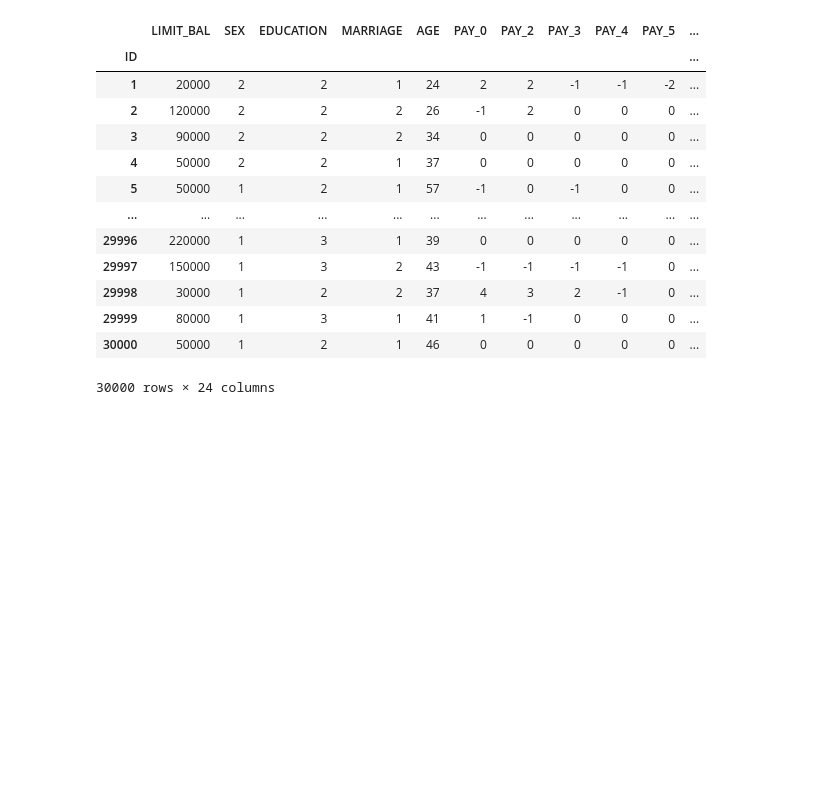
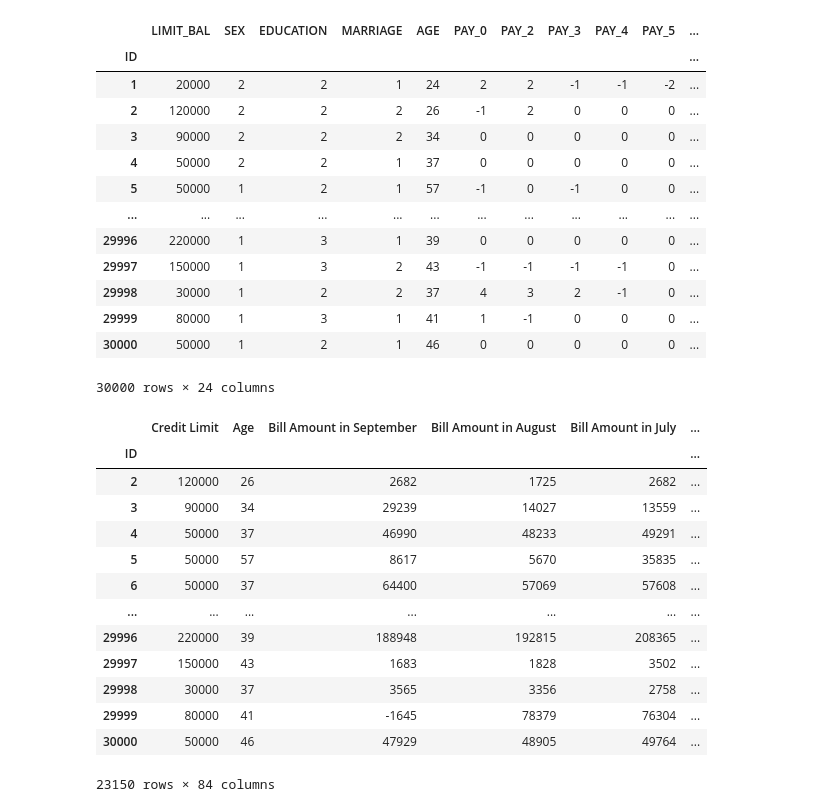
Before and after one commit to jsurrea/CreditCardDefaults, a Jupyter notebook: Data Engineering/limpieza.ipynb, the cells around one changed output. Drawn from its saved outputs; the diff is of its cells as text; code cells hidden in the pictures; blank space fills up the shorter version.

```diff
--- a/Data Engineering/limpieza.ipynb
+++ b/Data Engineering/limpieza.ipynb
@@ -32,30 +19,30 @@ raw_df
 | 30000 | 50000 | 1 | 2 | 1 | 46 | 0 | 0 | 0 | 0 | 0 | ... |
 30000 rows × 24 columns
 # %%
-preprocessed_df['SEX'] = preprocessed_df['SEX'].map({
+processed_df['SEX'] = processed_df['SEX'].map({
     1: 'Male',
     2: 'Female',
 }).astype('category')
-preprocessed_df['SEX'] = preprocessed_df['SEX'].cat.reorder_categories(['Male', 'Female'], ordered=True)
+processed_df['SEX'] = processed_df['SEX'].cat.reorder_categories(['Male', 'Female'], ordered=True)
 
 
-preprocessed_df['EDUCATION'] = preprocessed_df['EDUCATION'].map({
+processed_df['EDUCATION'] = processed_df['EDUCATION'].map({
     1: 'Graduate School',
     2: 'University',
     3: 'High School',
     4: 'Others',
 }).astype('category')
-preprocessed_df['EDUCATION'] = preprocessed_df['EDUCATION'].cat.reorder_categories(['Graduate School', 'University', 'High School', 'Others'], ordered=True)
+processed_df['EDUCATION'] = processed_df['EDUCATION'].cat.reorder_categories(['Graduate School', 'University', 'High School', 'Others'], ordered=True)
 
-preprocessed_df['MARRIAGE'] = preprocessed_df['MARRIAGE'].map({
+processed_df['MARRIAGE'] = processed_df['MARRIAGE'].map({
     1: 'Married',
     2: 'Single',
     3: 'Others',
 }).astype('category')
-preprocessed_df['MARRIAGE'] = preprocessed_df['MARRIAGE'].cat.reorder_categories(['Married', 'Single', 'Others'], ordered=True)
+processed_df['MARRIAGE'] = processed_df['MARRIAGE'].cat.reorder_categories(['Married', 'Single', 'Others'], ordered=True)
 
-for pay_column in preprocessed_df.columns[5:11]:
-    preprocessed_df[pay_column] = preprocessed_df[pay_column].map({
+for pay_column in processed_df.columns[5:11]:
+    processed_df[pay_column] = processed_df[pay_column].map({
         -1: 'Paid on time',
         0: 'Paid on time',
         1: 'Delay 1 Month',
@@ -68,7 +55,7 @@ for pay_column in preprocessed_df.columns[5:11]:
         8: 'Delay 8 Months',
         9: 'Delay 9+ Months',
     }).astype('category')
-    preprocessed_df[pay_column] = preprocessed_df[pay_column].cat.set_categories([
+    processed_df[pay_column] = processed_df[pay_column].cat.set_categories([
         'Paid on time',
         'Delay 1 Month',
         'Delay 2 Months',
@@ -81,13 +68,13 @@ for pay_column in preprocessed_df.columns[5:11]:
         'Delay 9+ Months',
     ], ordered=True)
 
-preprocessed_df['default payment next month'] = preprocessed_df['default payment next month'].map({
+processed_df['default payment next month'] = processed_df['default payment next month'].map({
     0: 'Not Defaulted',
     1: 'Defaulted',
 }).astype('category')
-preprocessed_df['default payment next month'] = preprocessed_df['default payment next month'].cat.reorder_categories(['Not Defaulted', 'Defaulted'], ordered=True)
+processed_df['default payment next month'] = processed_df['default payment next month'].cat.reorder_categories(['Not Defaulted', 'Defaulted'], ordered=True)
 # %%
-preprocessed_df = preprocessed_df.rename(columns={
+processed_df = processed_df.rename(columns={
     'LIMIT_BAL': 'Credit Limit',
     'SEX': 'Sex',
     'EDUCATION': 'Education',
@@ -114,6 +101,26 @@ preprocessed_df = preprocessed_df.rename(columns={
     'default payment next month': 'Defaulted Payment Next Month',
 })
 # %%
-processed_df = preprocessed_df.dropna()
+processed_df = processed_df.dropna()
+# %%
+processed_df['Defaulted Payment Next Month'] = processed_df['Defaulted Payment Next Month'].map({ 'Not Defaulted': 0, 'Defaulted': 1 }).astype(int)
+processed_df = pd.get_dummies(processed_df, dtype=int)
+# %%
+processed_df
+# %% [output]
+|  | Credit Limit | Age | Bill Amount in September | Bill Amount in August | Bill Amount in July | ... |
+| ID |  |  |  |  |  | ... |
+| 2 | 120000 | 26 | 2682 | 1725 | 2682 | ... |
+| 3 | 90000 | 34 | 29239 | 14027 | 13559 | ... |
+| 4 | 50000 | 37 | 46990 | 48233 | 49291 | ... |
+| 5 | 50000 | 57 | 8617 | 5670 | 35835 | ... |
+| 6 | 50000 | 37 | 64400 | 57069 | 57608 | ... |
+| ... | ... | ... | ... | ... | ... | ... |
+| 29996 | 220000 | 39 | 188948 | 192815 | 208365 | ... |
+| 29997 | 150000 | 43 | 1683 | 1828 | 3502 | ... |
+| 29998 | 30000 | 37 | 3565 | 3356 | 2758 | ... |
+| 29999 | 80000 | 41 | -1645 | 78379 | 76304 | ... |
+| 30000 | 50000 | 46 | 47929 | 48905 | 49764 | ... |
+23150 rows × 84 columns
 # %%
 processed_df.to_excel('datos_limpios.xlsx')
```
Also changed, not shown: parts of 2 cells of this notebook, 4 other files.
